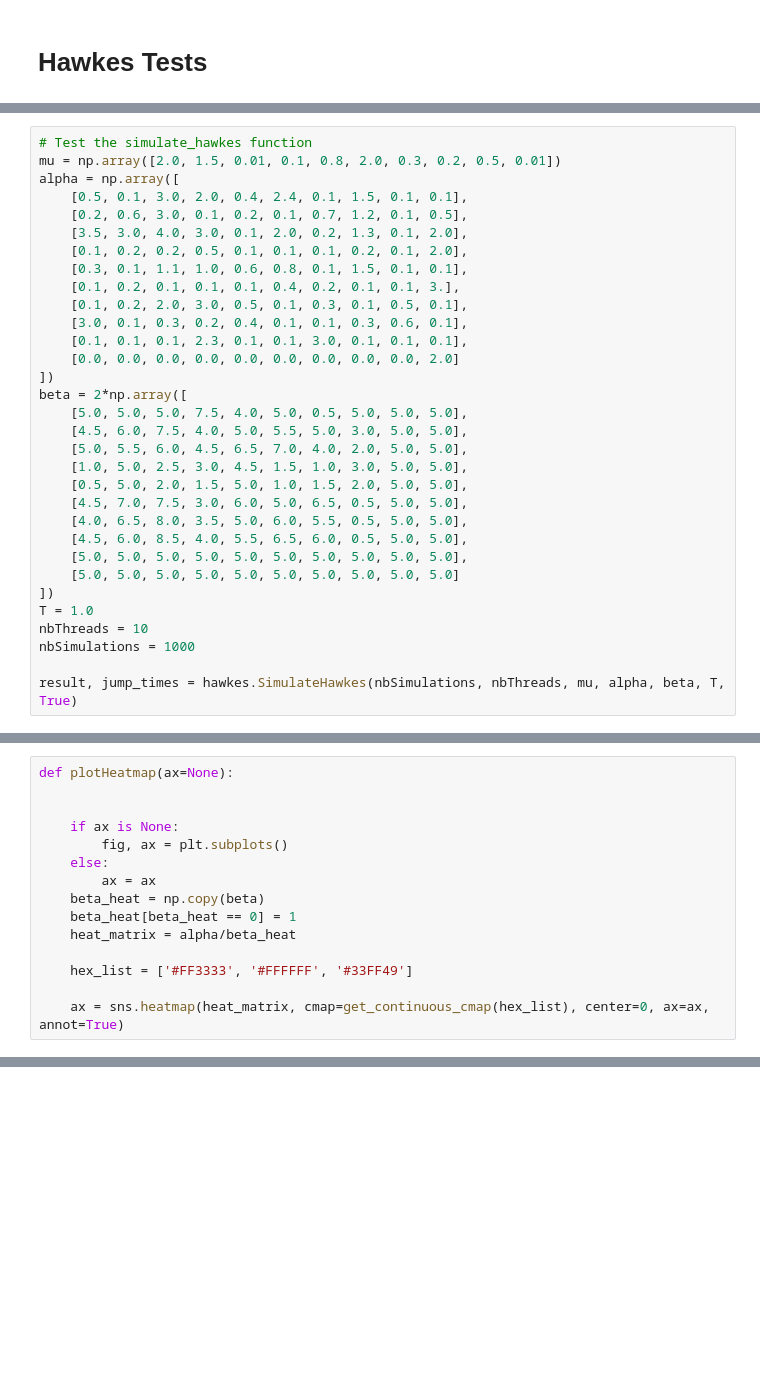
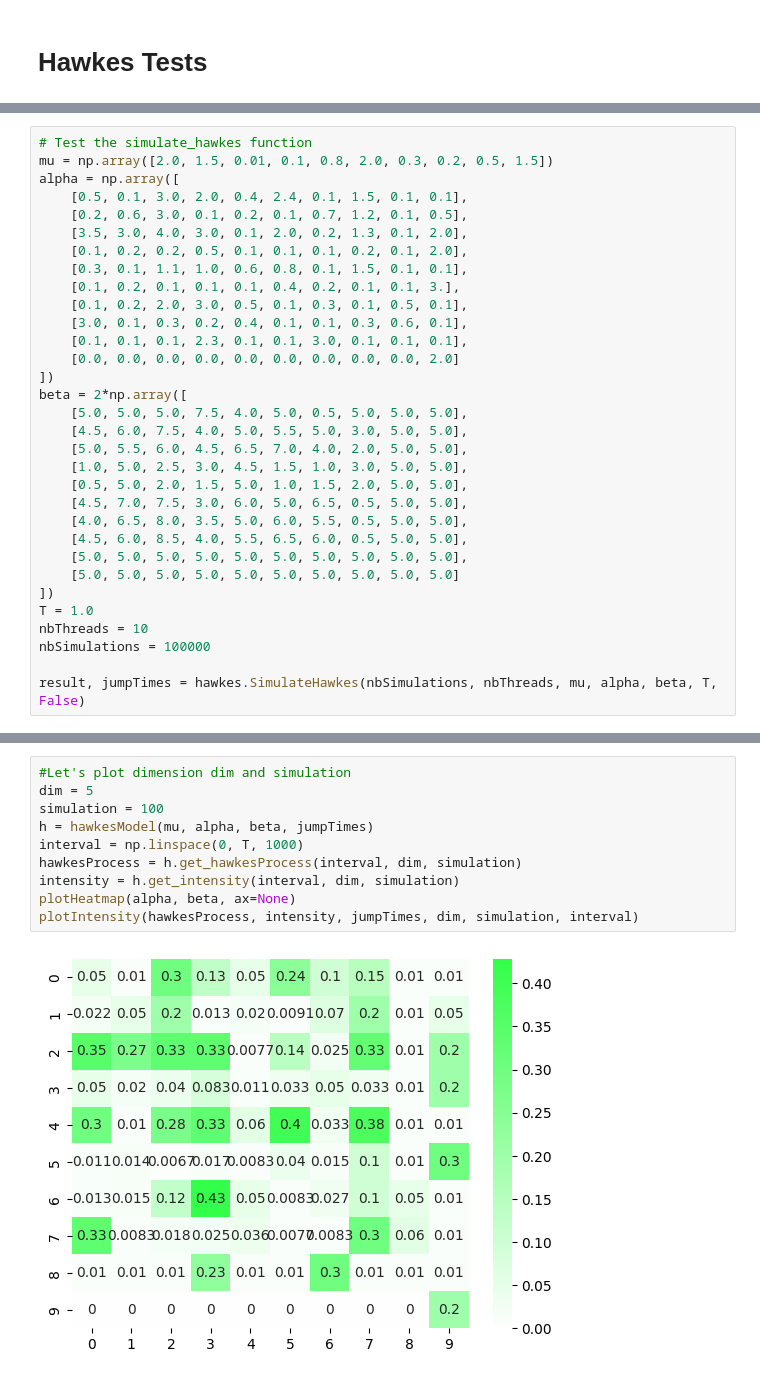
Before and after one commit to ZakariaBensaid/MultiHawkes, a Jupyter notebook: hawkes-python/hawkes.ipynb, the cells around one changed output, grey strips where cells are left out. Drawn from its saved outputs; the diff is of its cells as text; blank space fills up the shorter version.

```diff
--- a/hawkes-python/hawkes.ipynb
+++ b/hawkes-python/hawkes.ipynb
@@ -48,6 +21,6 @@ def get_continuous_cmap(hex_list, float_list=None):
 # %%
 # Test the simulate_hawkes function
-mu = np.array([2.0, 1.5, 0.01, 0.1, 0.8, 2.0, 0.3, 0.2, 0.5, 0.01])
+mu = np.array([2.0, 1.5, 0.01, 0.1, 0.8, 2.0, 0.3, 0.2, 0.5, 1.5])
 alpha = np.array([
     [0.5, 0.1, 3.0, 2.0, 0.4, 2.4, 0.1, 1.5, 0.1, 0.1],
     [0.2, 0.6, 3.0, 0.1, 0.2, 0.1, 0.7, 1.2, 0.1, 0.5],
@@ -74,6 +47,6 @@ beta = 2*np.array([
 ])
 T = 1.0
 nbThreads = 10
-nbSimulations = 1000
+nbSimulations = 100000
 
-result, jump_times = hawkes.SimulateHawkes(nbSimulations, nbThreads, mu, alpha, beta, T, True)
+result, jumpTimes = hawkes.SimulateHawkes(nbSimulations, nbThreads, mu, alpha, beta, T, False)
@@ -98,15 +52,0 @@ Simulation 1000: 12 13 25 0 14 3 7 6 4 0
-# %%
-def plotHeatmap(ax=None):
-
-
-    if ax is None:
-        fig, ax = plt.subplots()
-    else:
-        ax = ax
-    beta_heat = np.copy(beta)
-    beta_heat[beta_heat == 0] = 1
-    heat_matrix = alpha/beta_heat
-
-    hex_list = ['#FF3333', '#FFFFFF', '#33FF49']
-
-    ax = sns.heatmap(heat_matrix, cmap=get_continuous_cmap(hex_list), center=0, ax=ax, annot=True)
@@ -167,0 +53,12 @@ plotIntensity(6,22322)
+# %%
+#Let's plot dimension dim and simulation
+dim = 5
+simulation = 100
+h = hawkesModel(mu, alpha, beta, jumpTimes)
+interval = np.linspace(0, T, 1000)
+hawkesProcess = h.get_hawkesProcess(interval, dim, simulation)
+intensity = h.get_intensity(interval, dim, simulation)
+plotHeatmap(alpha, beta, ax=None)
+plotIntensity(hawkesProcess, intensity, jumpTimes, dim, simulation, interval)
+# %% [output]
+[figure, added]
```
Also changed, not shown: parts of 8 cells of this notebook, 4 other files.
